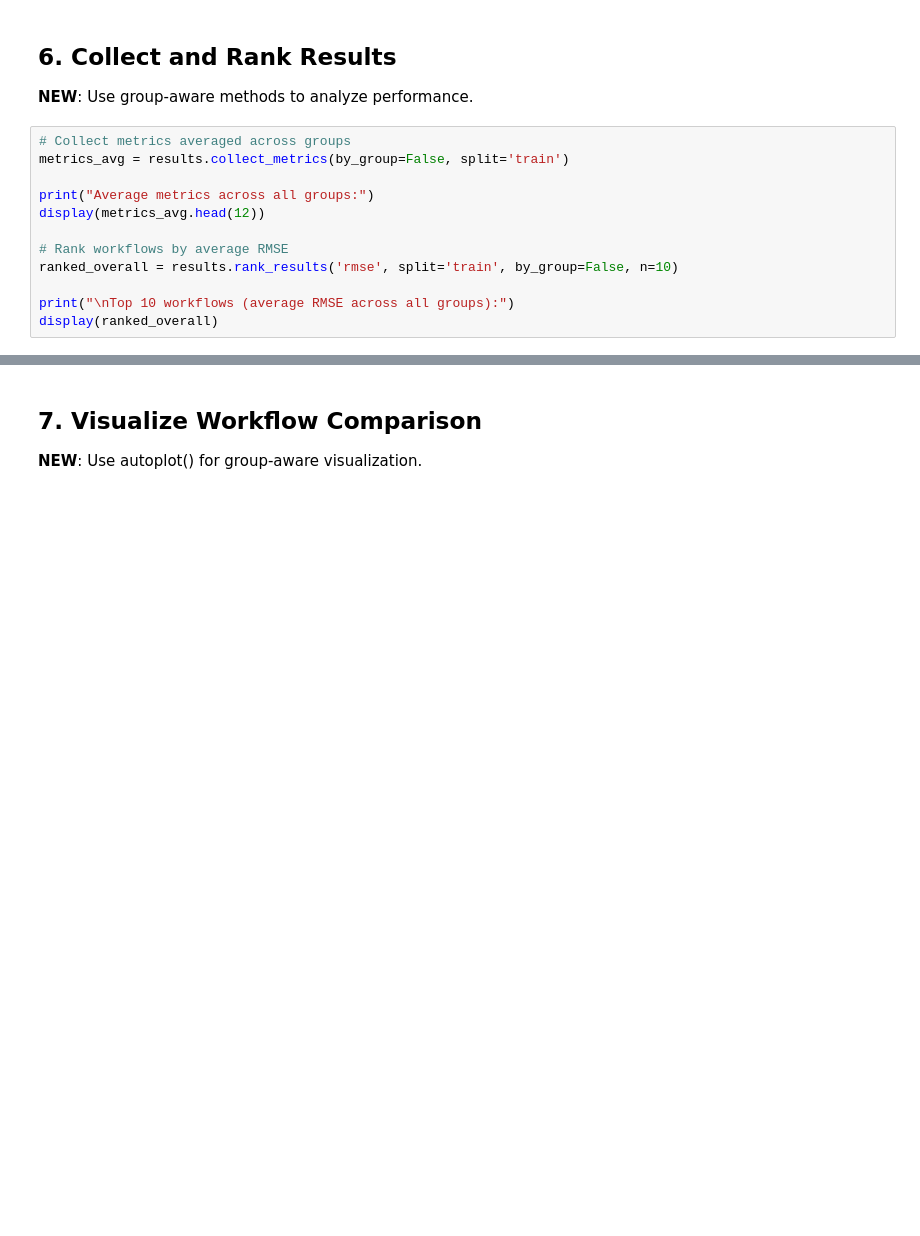
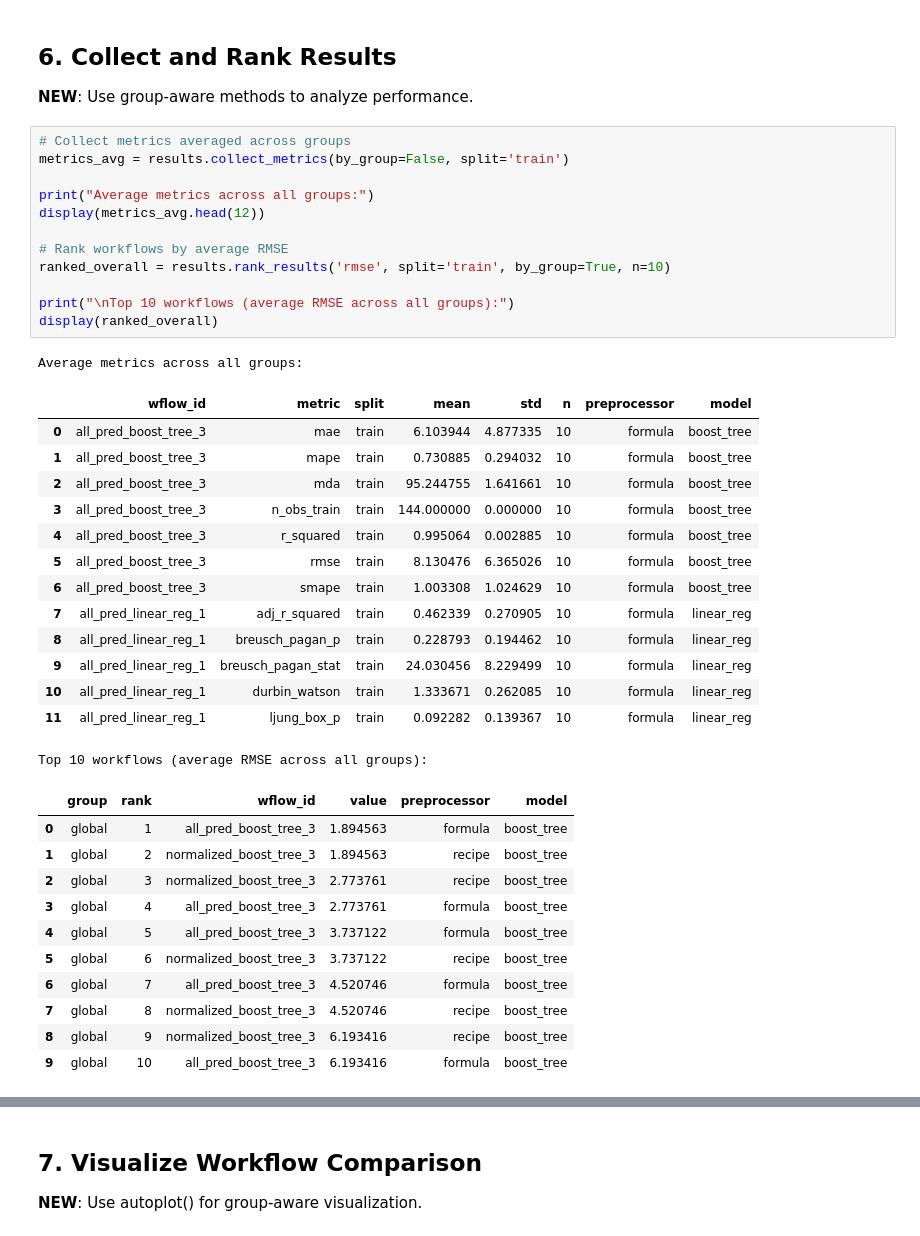
Before and after one commit to m-deane/py-tidymodels2, a Jupyter notebook: _md/forecasting_workflowsets_cv_grouped.ipynb, the cells around one changed output, grey strips where cells are left out. Cells and saved outputs as stored; diff of their text form; blank space fills up the shorter version.

```diff
--- a/_md/forecasting_workflowsets_cv_grouped.ipynb
+++ b/_md/forecasting_workflowsets_cv_grouped.ipynb
@@ -179,15 +197,42 @@ print("\n✓ All workflows fitted across all groups")
 # %%
 # Collect metrics averaged across groups
 metrics_avg = results.collect_metrics(by_group=False, split='train')
 
 print("Average metrics across all groups:")
 display(metrics_avg.head(12))
 
 # Rank workflows by average RMSE
-ranked_overall = results.rank_results('rmse', split='train', by_group=False, n=10)
+ranked_overall = results.rank_results('rmse', split='train', by_group=True, n=10)
 
 print("\nTop 10 workflows (average RMSE across all groups):")
 display(ranked_overall)
+# %% [output]
+Average metrics across all groups:
+|  | wflow_id | metric | split | mean | std | n | preprocessor | model |
+| 0 | all_pred_boost_tree_3 | mae | train | 6.103944 | 4.877335 | 10 | formula | boost_tree |
+| 1 | all_pred_boost_tree_3 | mape | train | 0.730885 | 0.294032 | 10 | formula | boost_tree |
+| 2 | all_pred_boost_tree_3 | mda | train | 95.244755 | 1.641661 | 10 | formula | boost_tree |
+| 3 | all_pred_boost_tree_3 | n_obs_train | train | 144.000000 | 0.000000 | 10 | formula | boost_tree |
+| 4 | all_pred_boost_tree_3 | r_squared | train | 0.995064 | 0.002885 | 10 | formula | boost_tree |
+| 5 | all_pred_boost_tree_3 | rmse | train | 8.130476 | 6.365026 | 10 | formula | boost_tree |
+| 6 | all_pred_boost_tree_3 | smape | train | 1.003308 | 1.024629 | 10 | formula | boost_tree |
+| 7 | all_pred_linear_reg_1 | adj_r_squared | train | 0.462339 | 0.270905 | 10 | formula | linear_reg |
+| 8 | all_pred_linear_reg_1 | breusch_pagan_p | train | 0.228793 | 0.194462 | 10 | formula | linear_reg |
+| 9 | all_pred_linear_reg_1 | breusch_pagan_stat | train | 24.030456 | 8.229499 | 10 | formula | linear_reg |
+| 10 | all_pred_linear_reg_1 | durbin_watson | train | 1.333671 | 0.262085 | 10 | formula | linear_reg |
+| 11 | all_pred_linear_reg_1 | ljung_box_p | train | 0.092282 | 0.139367 | 10 | formula | linear_reg |
+Top 10 workflows (average RMSE across all groups):
+|  | group | rank | wflow_id | value | preprocessor | model |
+| 0 | global | 1 | all_pred_boost_tree_3 | 1.894563 | formula | boost_tree |
+| 1 | global | 2 | normalized_boost_tree_3 | 1.894563 | recipe | boost_tree |
+| 2 | global | 3 | normalized_boost_tree_3 | 2.773761 | recipe | boost_tree |
+| 3 | global | 4 | all_pred_boost_tree_3 | 2.773761 | formula | boost_tree |
+| 4 | global | 5 | all_pred_boost_tree_3 | 3.737122 | formula | boost_tree |
+| 5 | global | 6 | normalized_boost_tree_3 | 3.737122 | recipe | boost_tree |
+| 6 | global | 7 | all_pred_boost_tree_3 | 4.520746 | formula | boost_tree |
+| 7 | global | 8 | normalized_boost_tree_3 | 4.520746 | recipe | boost_tree |
+| 8 | global | 9 | normalized_boost_tree_3 | 6.193416 | recipe | boost_tree |
+| 9 | global | 10 | all_pred_boost_tree_3 | 6.193416 | formula | boost_tree |
 # %%
 # Rank workflows within each group
 ranked_by_group = results.rank_results('rmse', split='train', by_group=True, n=3)
```
Also changed, not shown: parts of 6 cells of this notebook, 12 other files.
